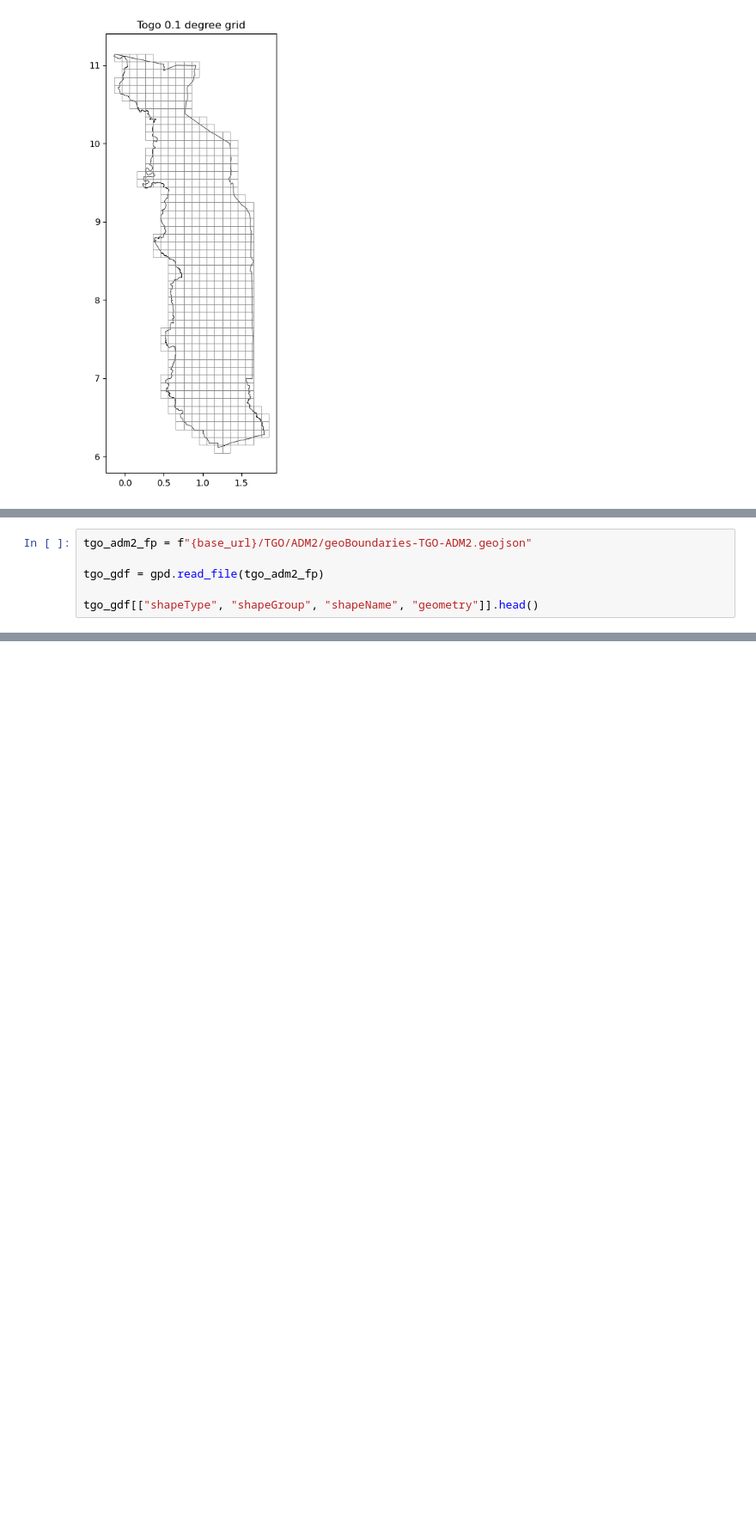
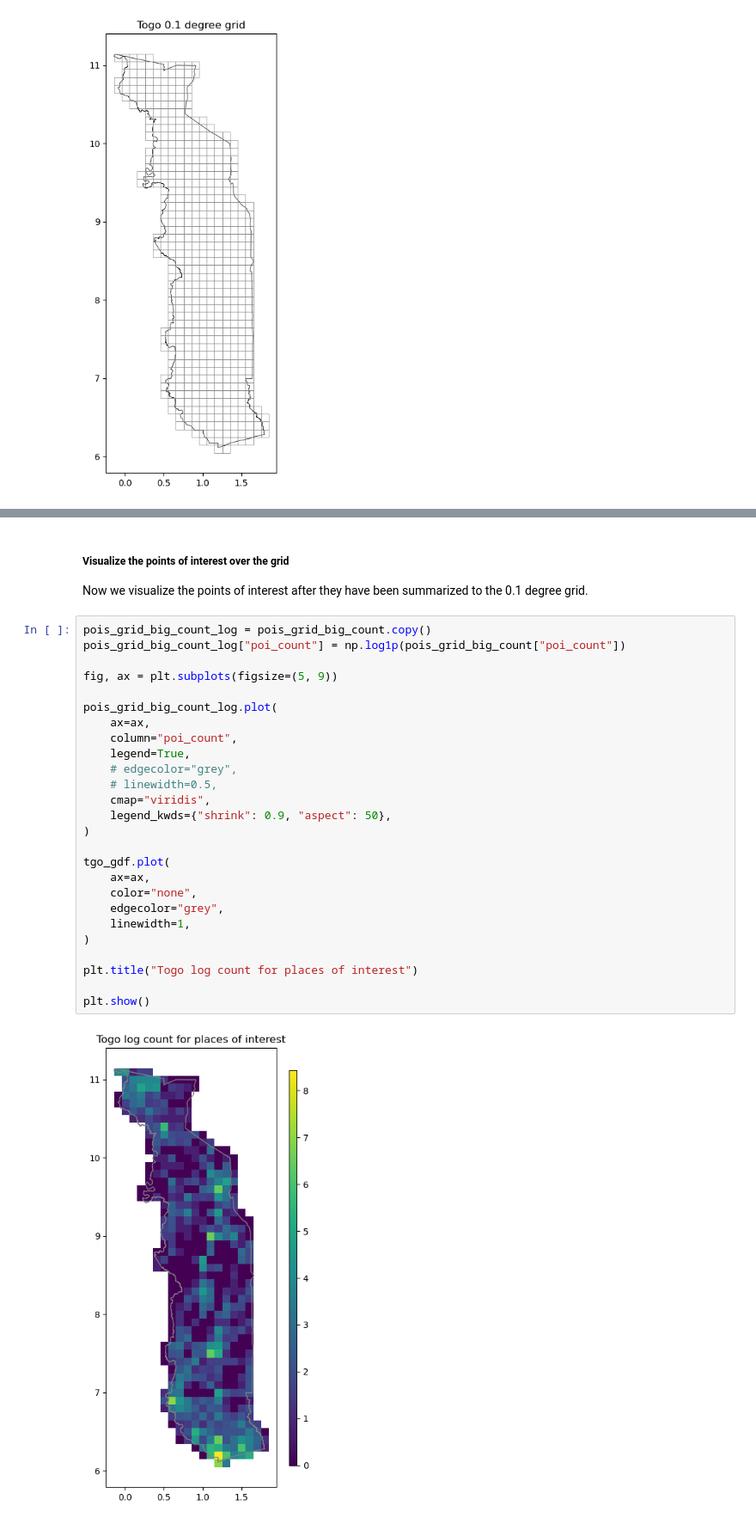
Before and after one commit to fless-lab/MOSAIKS-Training-Manual-French-Version, a Jupyter notebook: notebooks/demo/02-label-data_demo.ipynb, the cells around one changed output, grey strips where cells are left out. Shown at 86% size. Cells and saved outputs as stored; diff of their text form; blank space fills up the shorter version.

```diff
--- a/notebooks/demo/02-label-data_demo.ipynb
+++ b/notebooks/demo/02-label-data_demo.ipynb
@@ -1663,6 +1411,0 @@ This section will cover label aggregation to the second level of subnational adm
-# %%
-tgo_adm2_fp = f"{base_url}/TGO/ADM2/geoBoundaries-TGO-ADM2.geojson"
-
-tgo_gdf = gpd.read_file(tgo_adm2_fp)
-
-tgo_gdf[["shapeType", "shapeGroup", "shapeName", "geometry"]].head()
@@ -1680,0 +1463,32 @@ tgo_gdf.boundary.plot()
+# %% [markdown]
+##### Visualize the points of interest over the grid
+
+Now we visualize the points of interest after they have been summarized to the 0.1 degree grid.
+# %%
+pois_grid_big_count_log = pois_grid_big_count.copy()
+pois_grid_big_count_log["poi_count"] = np.log1p(pois_grid_big_count["poi_count"])
+
+fig, ax = plt.subplots(figsize=(5, 9))
+
+pois_grid_big_count_log.plot(
+    ax=ax,
+    column="poi_count",
+    legend=True,
+    # edgecolor="grey",
+    # linewidth=0.5,
+    cmap="viridis",
+    legend_kwds={"shrink": 0.9, "aspect": 50},
+)
+
+tgo_gdf.plot(
+    ax=ax,
+    color="none",
+    edgecolor="grey",
+    linewidth=1,
+)
+
+plt.title("Togo log count for places of interest")
+
+plt.show()
+# %% [output]
+[figure, added]
```
Also changed, not shown: parts of 54 cells of this notebook.
